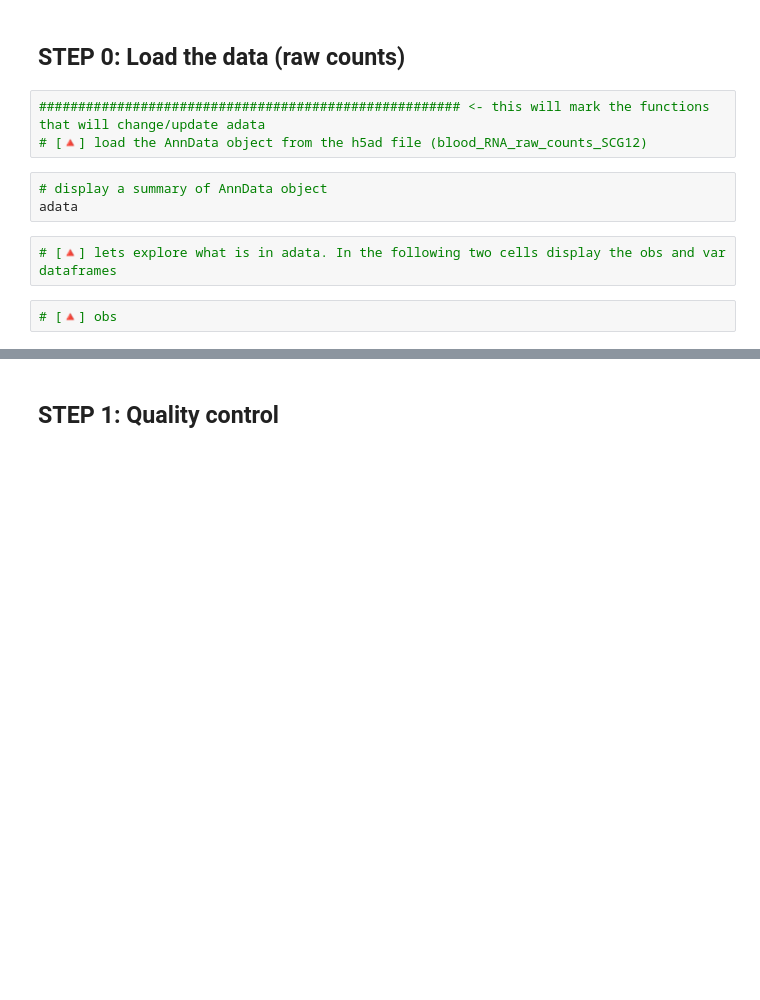
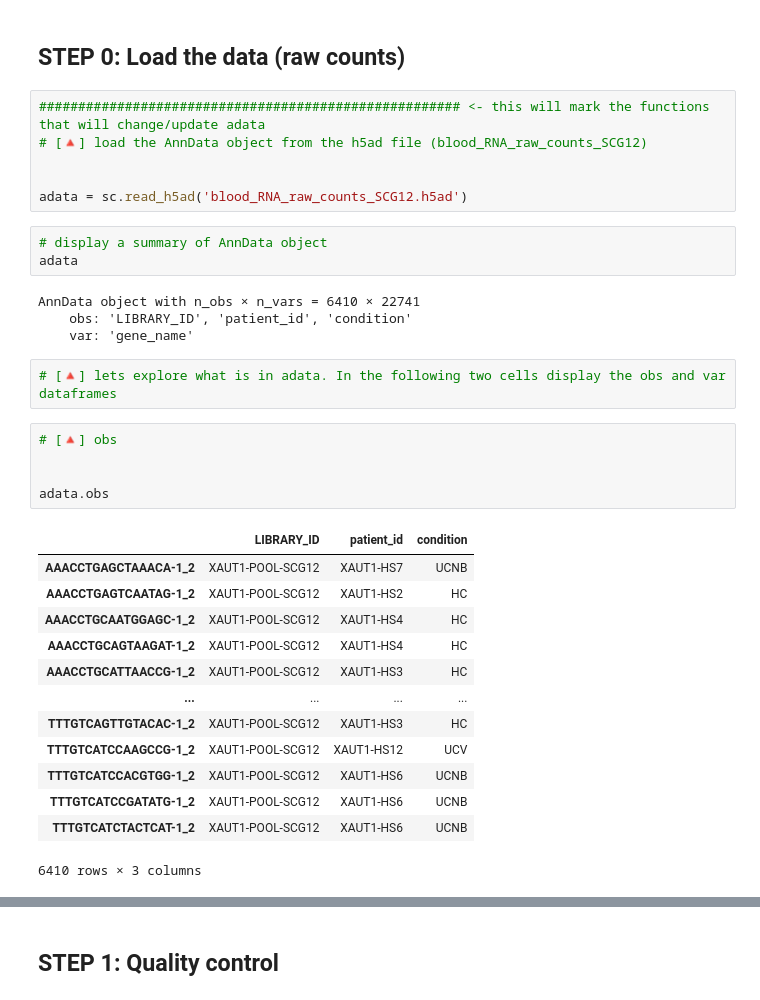
Before and after one commit to jarvanjiang2030/J.Jarvan_225a, a Jupyter notebook: bms225a_ds_workshop_3_student_notebook_2025.ipynb, the cells around one changed output, grey strips where cells are left out. Cells and saved outputs as stored; diff of their text form; blank space fills up the shorter version.

```diff
--- a/bms225a_ds_workshop_3_student_notebook_2025.ipynb
+++ b/bms225a_ds_workshop_3_student_notebook_2025.ipynb
@@ -67,12 +68,36 @@ print('pandas version:', pd.__version__)
 # %%
 ###################################################### <- this will mark the functions that will change/update adata
 # [🔺] load the AnnData object from the h5ad file (blood_RNA_raw_counts_SCG12)
+
+
+adata = sc.read_h5ad('blood_RNA_raw_counts_SCG12.h5ad')
 # %%
 # display a summary of AnnData object
 adata
+# %% [output]
+AnnData object with n_obs × n_vars = 6410 × 22741
+    obs: 'LIBRARY_ID', 'patient_id', 'condition'
+    var: 'gene_name'
 # %%
 # [🔺] lets explore what is in adata. In the following two cells display the obs and var dataframes
 # %%
 # [🔺] obs
+
+
+adata.obs
+# %% [output]
+|  | LIBRARY_ID | patient_id | condition |
+| AAACCTGAGCTAAACA-1_2 | XAUT1-POOL-SCG12 | XAUT1-HS7 | UCNB |
+| AAACCTGAGTCAATAG-1_2 | XAUT1-POOL-SCG12 | XAUT1-HS2 | HC |
+| AAACCTGCAATGGAGC-1_2 | XAUT1-POOL-SCG12 | XAUT1-HS4 | HC |
+| AAACCTGCAGTAAGAT-1_2 | XAUT1-POOL-SCG12 | XAUT1-HS4 | HC |
+| AAACCTGCATTAACCG-1_2 | XAUT1-POOL-SCG12 | XAUT1-HS3 | HC |
+| ... | ... | ... | ... |
+| TTTGTCAGTTGTACAC-1_2 | XAUT1-POOL-SCG12 | XAUT1-HS3 | HC |
+| TTTGTCATCCAAGCCG-1_2 | XAUT1-POOL-SCG12 | XAUT1-HS12 | UCV |
+| TTTGTCATCCACGTGG-1_2 | XAUT1-POOL-SCG12 | XAUT1-HS6 | UCNB |
+| TTTGTCATCCGATATG-1_2 | XAUT1-POOL-SCG12 | XAUT1-HS6 | UCNB |
+| TTTGTCATCTACTCAT-1_2 | XAUT1-POOL-SCG12 | XAUT1-HS6 | UCNB |
+6410 rows × 3 columns
 # %%
 # [🔺] var
```
Also changed, not shown: parts of 10 cells of this notebook.
